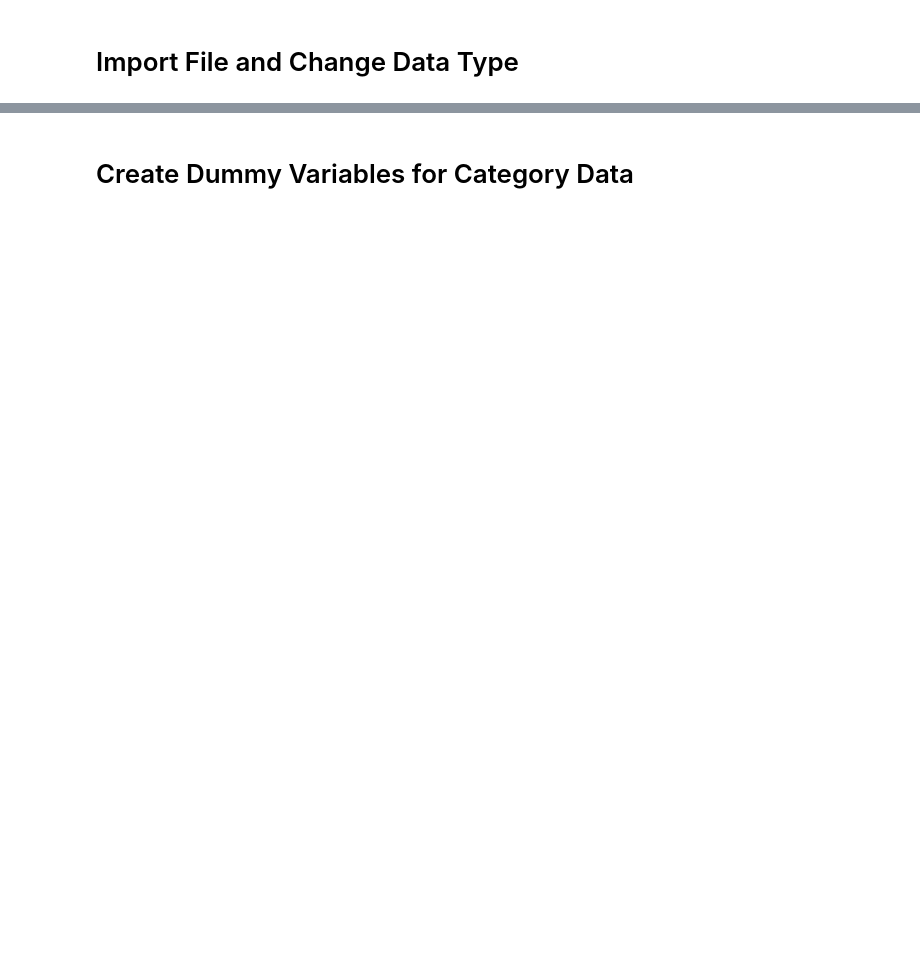
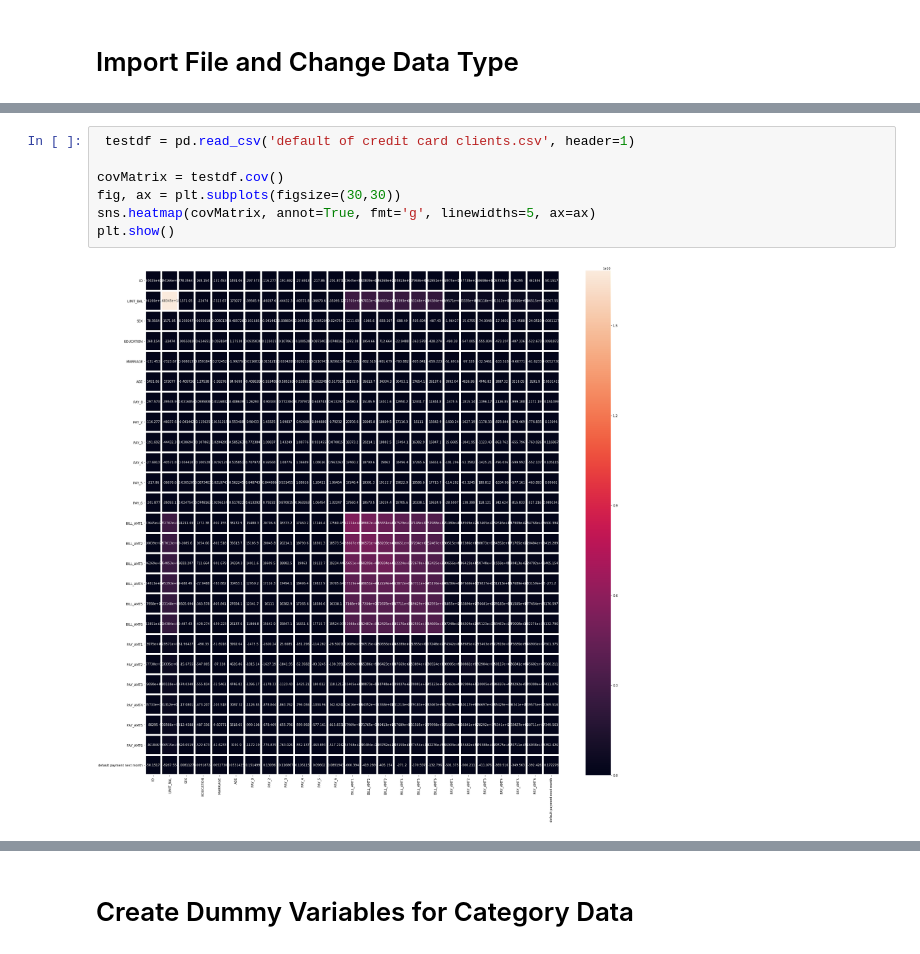
Before and after one commit to asid72/C5T1, a Jupyter notebook: C5T3.ipynb, the cells around one changed output, grey strips where cells are left out. Saved outputs shown, nothing was run; the diff lists cells and outputs as text; blank space fills up the shorter version.

```diff
--- a/C5T3.ipynb
+++ b/C5T3.ipynb
@@ -81,0 +105,9 @@ memory usage: 3.7 MB
+# %%
+ testdf = pd.read_csv('default of credit card clients.csv', header=1)
+
+covMatrix = testdf.cov()
+fig, ax = plt.subplots(figsize=(30,30))
+sns.heatmap(covMatrix, annot=True, fmt='g', linewidths=5, ax=ax)
+plt.show()
+# %% [output]
+[figure, added]
```
Also changed, not shown: parts of 53 cells of this notebook.
